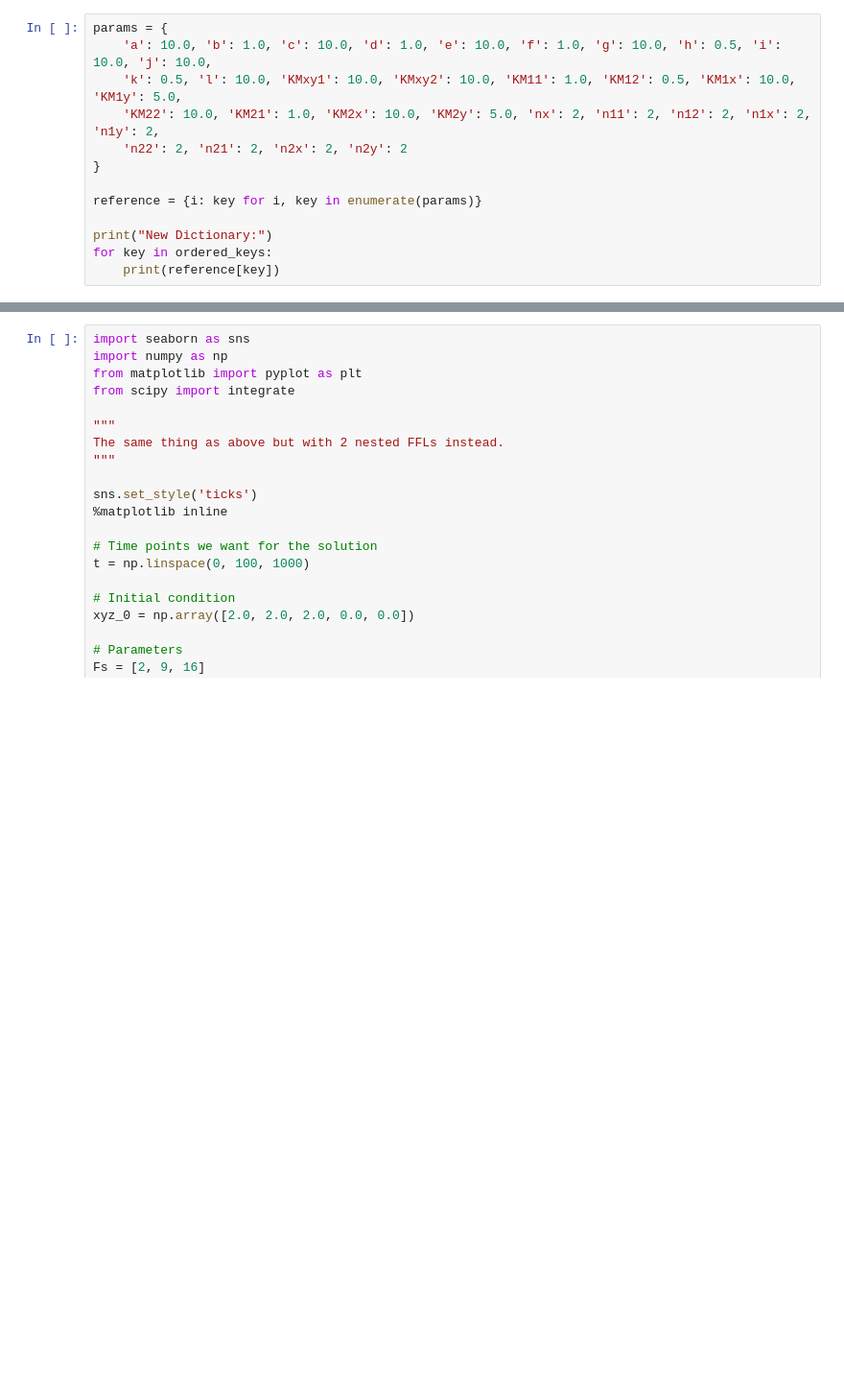
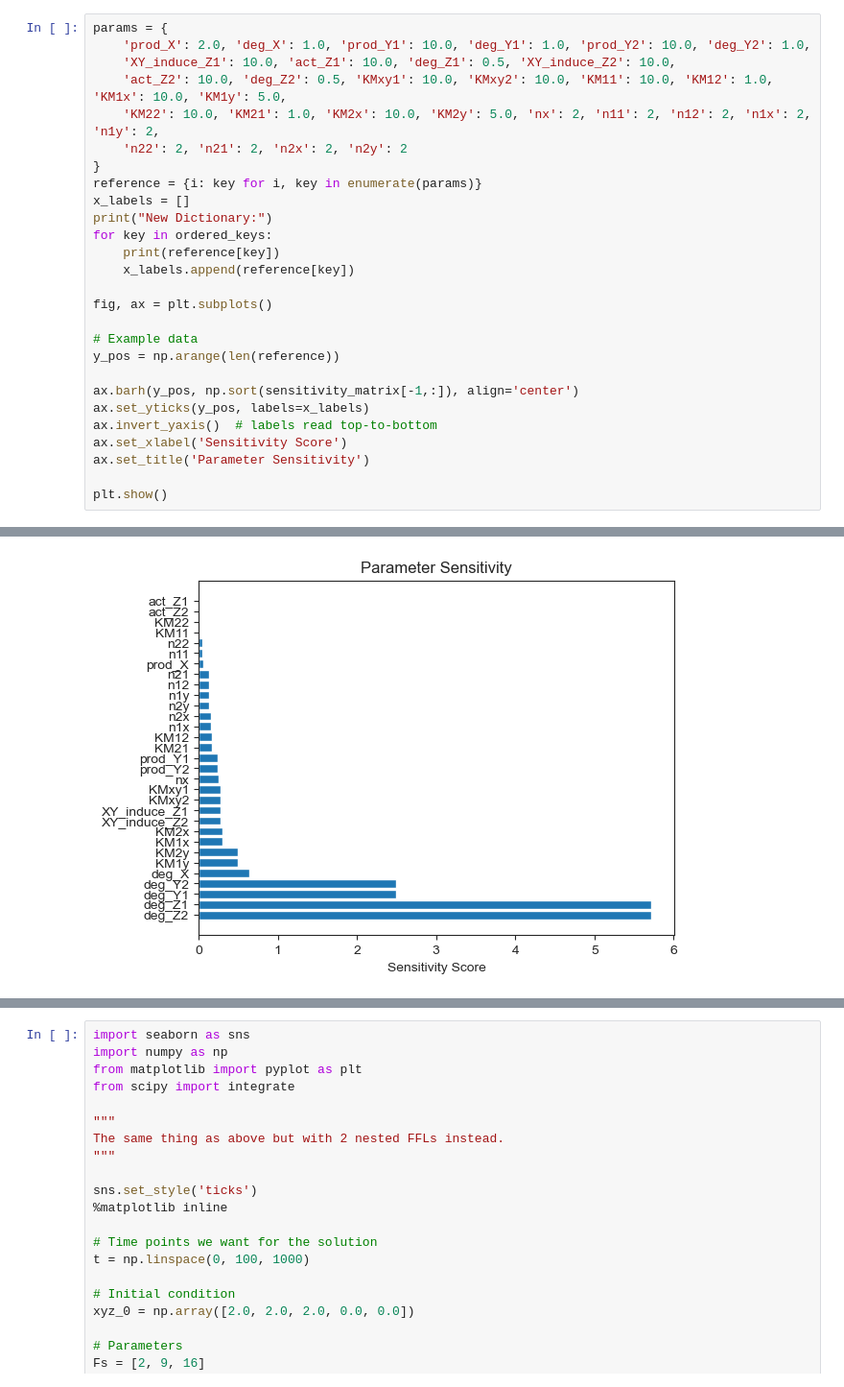
Before and after one commit to ajin40/cdh-gata6-model, a Jupyter notebook: FFL system workflow.ipynb, the cells around one changed output, grey strips where cells are left out. Shown at 96% size. Drawn from its saved outputs; the diff is of its cells as text; blank space fills up the shorter version.

```diff
--- a/FFL system workflow.ipynb
+++ b/FFL system workflow.ipynb
@@ -81,16 +83,30 @@ plt.figure()
 <Figure size 640x480 with 0 Axes>
 # %%
 params = {
-    'a': 10.0, 'b': 1.0, 'c': 10.0, 'd': 1.0, 'e': 10.0, 'f': 1.0, 'g': 10.0, 'h': 0.5, 'i': 10.0, 'j': 10.0,
-    'k': 0.5, 'l': 10.0, 'KMxy1': 10.0, 'KMxy2': 10.0, 'KM11': 1.0, 'KM12': 0.5, 'KM1x': 10.0, 'KM1y': 5.0,
+    'prod_X': 2.0, 'deg_X': 1.0, 'prod_Y1': 10.0, 'deg_Y1': 1.0, 'prod_Y2': 10.0, 'deg_Y2': 1.0,
+    'XY_induce_Z1': 10.0, 'act_Z1': 10.0, 'deg_Z1': 0.5, 'XY_induce_Z2': 10.0,
+    'act_Z2': 10.0, 'deg_Z2': 0.5, 'KMxy1': 10.0, 'KMxy2': 10.0, 'KM11': 10.0, 'KM12': 1.0, 'KM1x': 10.0, 'KM1y': 5.0,
     'KM22': 10.0, 'KM21': 1.0, 'KM2x': 10.0, 'KM2y': 5.0, 'nx': 2, 'n11': 2, 'n12': 2, 'n1x': 2, 'n1y': 2,
     'n22': 2, 'n21': 2, 'n2x': 2, 'n2y': 2
 }
-
 reference = {i: key for i, key in enumerate(params)}
-
+x_labels = []
 print("New Dictionary:")
 for key in ordered_keys:
     print(reference[key])
+    x_labels.append(reference[key])
+
+fig, ax = plt.subplots()
+
+# Example data
+y_pos = np.arange(len(reference))
+
+ax.barh(y_pos, np.sort(sensitivity_matrix[-1,:]), align='center')
+ax.set_yticks(y_pos, labels=x_labels)
+ax.invert_yaxis()  # labels read top-to-bottom
+ax.set_xlabel('Sensitivity Score')
+ax.set_title('Parameter Sensitivity')
+
+plt.show()
 # %% [output]
 New Dictionary:
@@ -113,3 +129,4 @@ l
+[figure, added]
 # %%
 # import seaborn as sns
 import numpy as np
```
Also changed, not shown: parts of 12 cells of this notebook, 2 other files.
